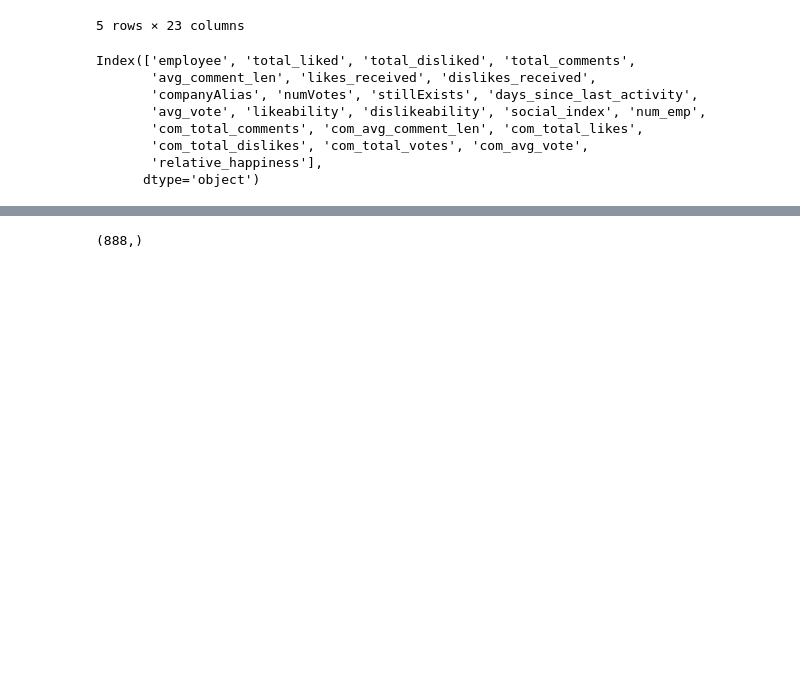
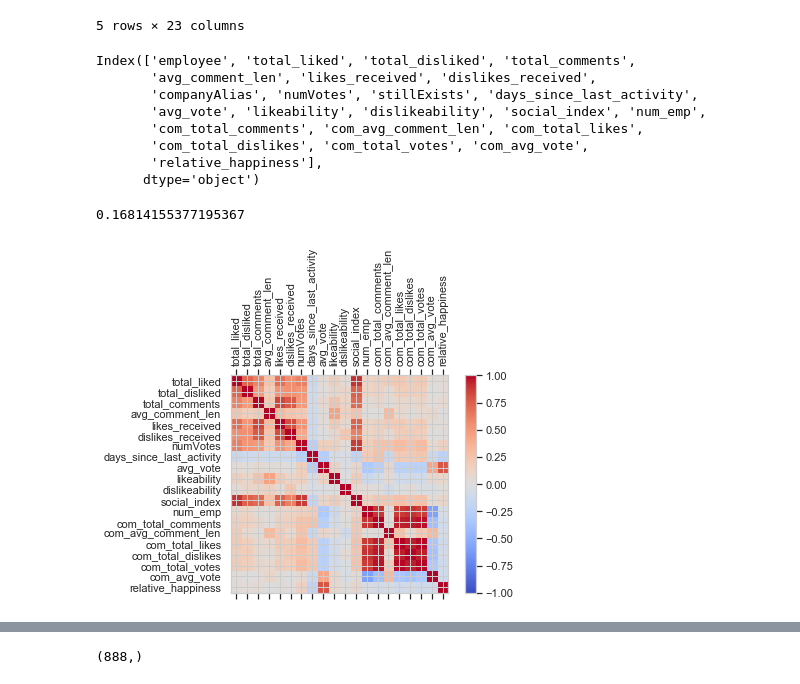
Before and after one commit to shubhanshu-gupta/employee-happiness, a Jupyter notebook: Howba_models_RandomForest.ipynb, the cells around one changed output, grey strips where cells are left out. Saved outputs shown, nothing was run; the diff lists cells and outputs as text; code cells hidden in the pictures; blank space fills up the shorter version.

```diff
--- a/Howba_models_RandomForest.ipynb
+++ b/Howba_models_RandomForest.ipynb
@@ -218,6 +218,26 @@ Index(['employee', 'total_liked', 'total_disliked', 'total_comments',
        'com_total_dislikes', 'com_total_votes', 'com_avg_vote',
        'relative_happiness'],
       dtype='object')
+# %%
+emp_comp_features_dataset['avg_vote'].corr(emp_comp_features_dataset['numVotes'])
+# %% [output]
+0.16814155377195367
+# %%
+X1 = emp_comp_features_dataset.drop(['employee', 'stillExists','companyAlias'], axis=1)
+corr = X1.corr()
+fig = plt.figure()
+ax = fig.add_subplot(111)
+cax = ax.matshow(corr,cmap='coolwarm', vmin=-1, vmax=1)
+fig.colorbar(cax)
+ticks = np.arange(0,len(X1.columns),1)
+ax.set_xticks(ticks)
+plt.xticks(rotation=90)
+ax.set_yticks(ticks)
+ax.set_xticklabels(X1.columns)
+ax.set_yticklabels(X1.columns)
+plt.show()
+# %% [output]
+[figure, added]
 # %%
 y = emp_comp_features_dataset['stillExists']
 # %%
```
Also changed, not shown: parts of 21 cells of this notebook.
